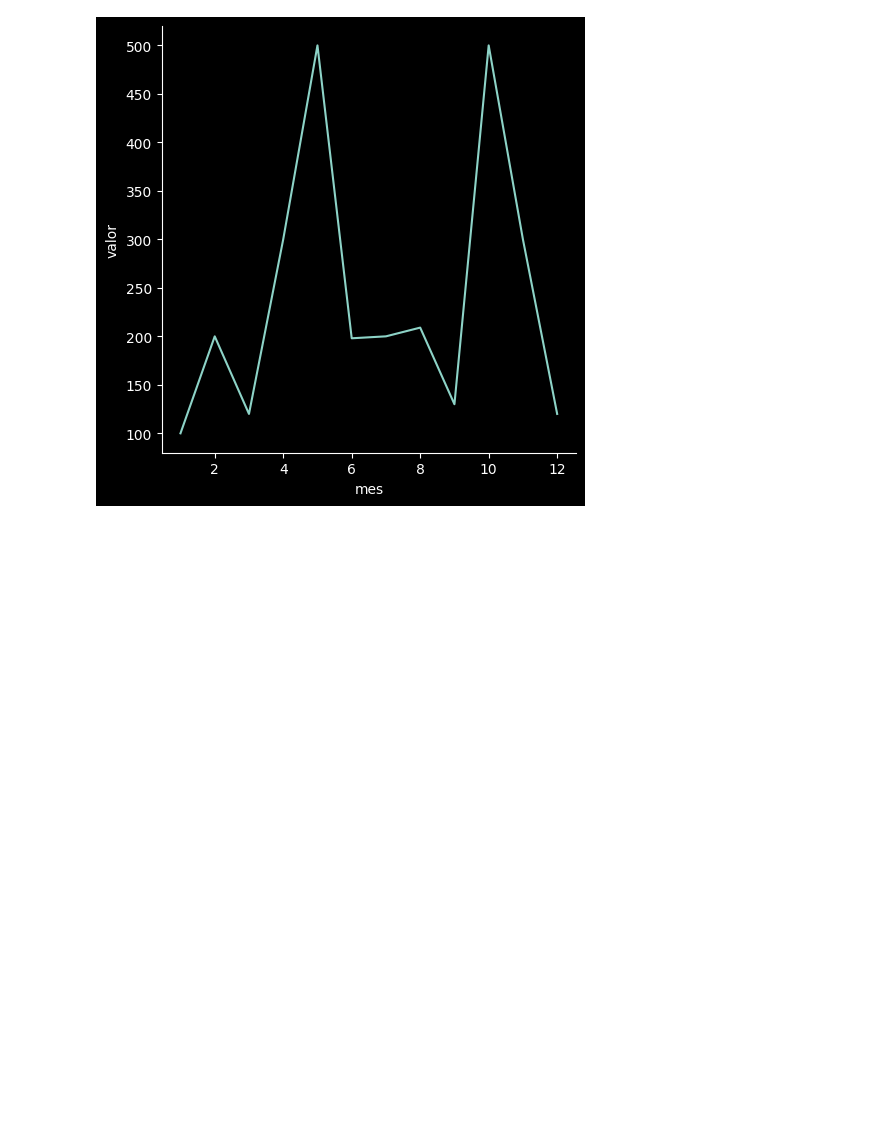
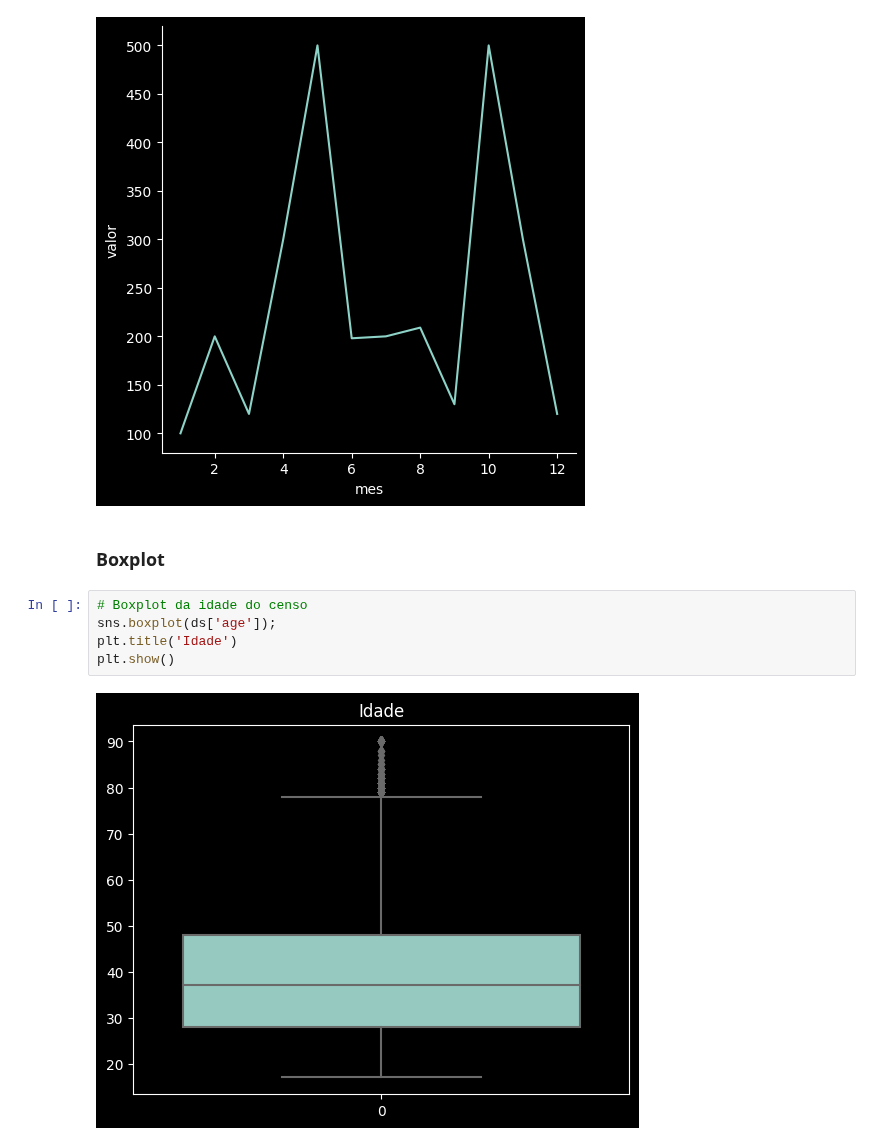
Before and after one commit to Joao-Inacio/Statistics_for-Data_Science, a Jupyter notebook: Visualizacao/Graficos.ipynb, the cells around one changed output. Cells and saved outputs as stored; diff of their text form; blank space fills up the shorter version.

Commit message:
Boxplot

```diff
--- a/Visualizacao/Graficos.ipynb
+++ b/Visualizacao/Graficos.ipynb
@@ -89,3 +89,12 @@ vendas_df
 sns.relplot(x='mes', y='valor', kind='line', data=vendas_df);
 # %% [output]
 [figure]
+# %% [markdown]
+### Boxplot
+# %%
+# Boxplot da idade do censo
+sns.boxplot(ds['age']);
+plt.title('Idade')
+plt.show()
+# %% [output]
+[figure, added]
```
Also changed, not shown: parts of 3 cells of this notebook.
